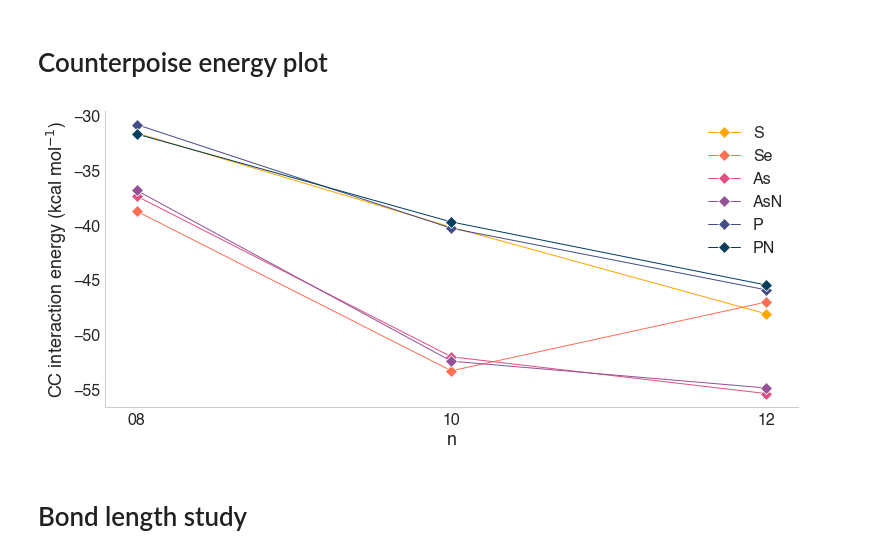
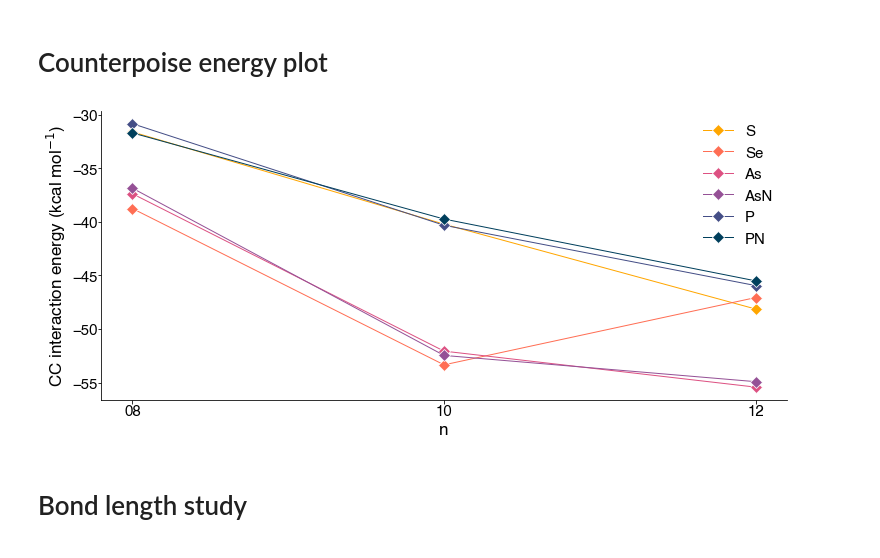
Before and after one commit to oscarigrexas/eomt-oscar, a Jupyter notebook: exploration/exploration.ipynb, the cells around one changed output. Saved outputs shown, nothing was run; the diff lists cells and outputs as text; code cells hidden in the pictures.

```diff
--- a/exploration/exploration.ipynb
+++ b/exploration/exploration.ipynb
@@ -137,33 +135,33 @@ pu.save_figure(f, 'sunflower-stability.pdf')
 # %%
 energies = {
     'S':[-31.61, -40.22, -48.14],
     'Se':[-38.76, -53.35, -47.07],
     'As':[-37.38, -52.07, -55.43],
     'AsN':[-36.86, -52.47, -54.92],
     'P':[-30.84, -40.32, -45.95],
     'PN':[-31.70, -39.74, -45.51]
 }
 
 #for k, v in energies.items():
 #    for i, n in enumerate([8, 10, 12]):
 #        v[i] = v[i]/n
 
 x = [1, 2, 3]
-f, ax = pu.new_figure(height=5, type='body')
+f, ax = pu.new_figure(height=5, kind='body')
 
 for k, v in energies.items():
     sns.lineplot(x=x, y=v, color=pu.sys_colors[k.lower()],
                       label=k, marker='D', ax=ax)
 
 ax.set_xticks([1, 2, 3])
 ax.set_xticklabels(['08', '10', '12'])
 ax.set_xlabel('n')
 ax.set_ylabel(r'CC interaction energy (kcal mol$^{-1}$)')
 pu.tuftefy(ax)
 
 pu.save_figure(f, 'counterpoise-energies.pdf')
 # %% [output]
-[figure, old version]
+[figure, new version]
 # %% [markdown]
 # Bond length study
 # %%
```
Also changed, not shown: parts of 6 cells of this notebook, 20 other files.
